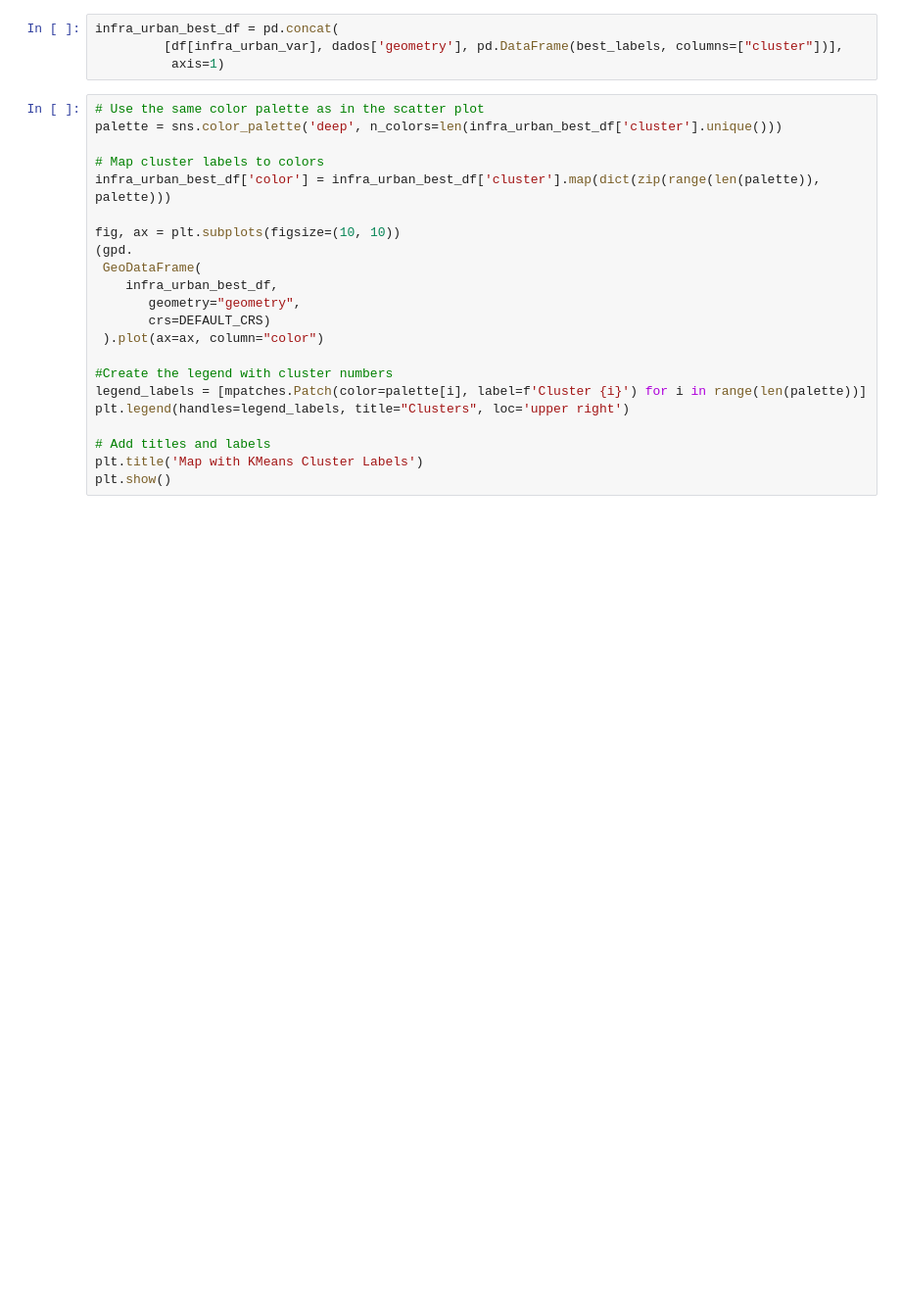
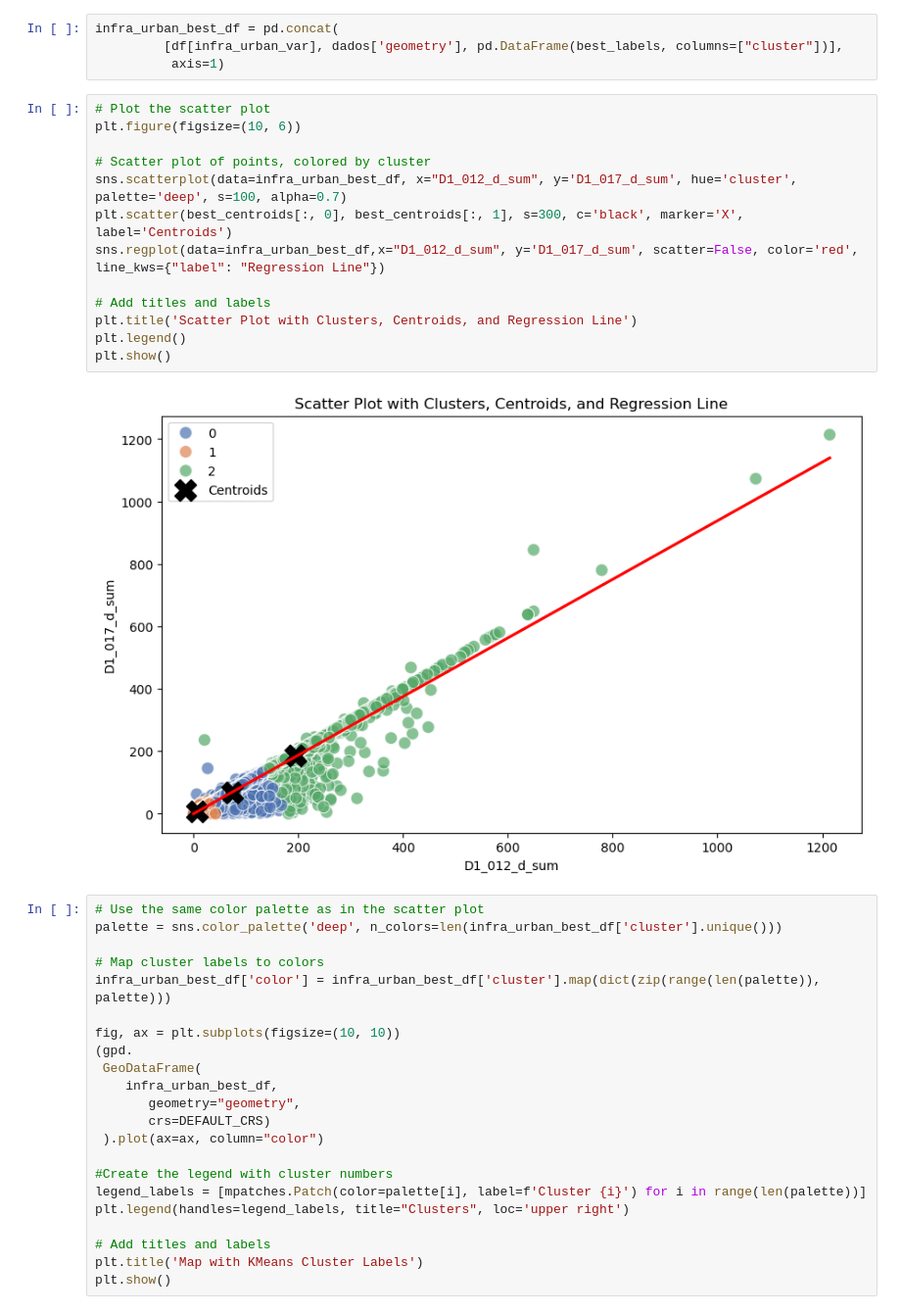
Before and after one commit to giovanniattina/assentamentos-precarios, a Jupyter notebook: Cluster Analise.ipynb, the cells around one changed output. Shown at 98% size. Cells and saved outputs as stored; diff of their text form; blank space fills up the shorter version.

```diff
--- a/Cluster Analise.ipynb
+++ b/Cluster Analise.ipynb
@@ -267,6 +276,21 @@ best_k, best_centroids, best_labels = find_best_kmeans(df[infra_urban_var], k_ra
 infra_urban_best_df = pd.concat(
          [df[infra_urban_var], dados['geometry'], pd.DataFrame(best_labels, columns=["cluster"])],
           axis=1)
+# %%
+# Plot the scatter plot
+plt.figure(figsize=(10, 6))
+
+# Scatter plot of points, colored by cluster
+sns.scatterplot(data=infra_urban_best_df, x="D1_012_d_sum", y='D1_017_d_sum', hue='cluster', palette='deep', s=100, alpha=0.7)
+plt.scatter(best_centroids[:, 0], best_centroids[:, 1], s=300, c='black', marker='X', label='Centroids')
+sns.regplot(data=infra_urban_best_df,x="D1_012_d_sum", y='D1_017_d_sum', scatter=False, color='red', line_kws={"label": "Regression Line"})
+
+# Add titles and labels
+plt.title('Scatter Plot with Clusters, Centroids, and Regression Line')
+plt.legend()
+plt.show()
+# %% [output]
+[figure, added]
 # %%
 # Use the same color palette as in the scatter plot
 palette = sns.color_palette('deep', n_colors=len(infra_urban_best_df['cluster'].unique()))
```
Also changed, not shown: parts of 23 cells of this notebook.
